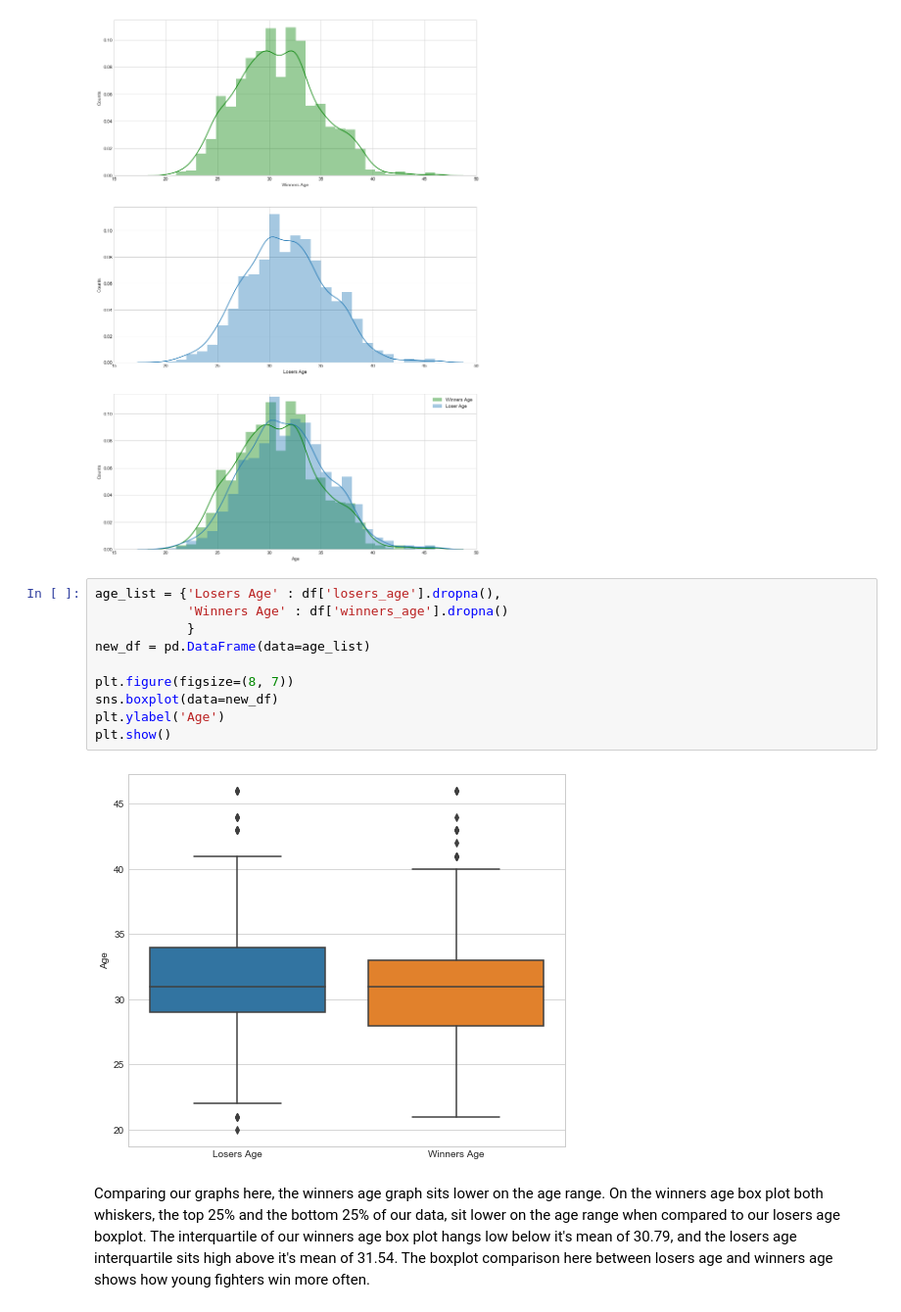
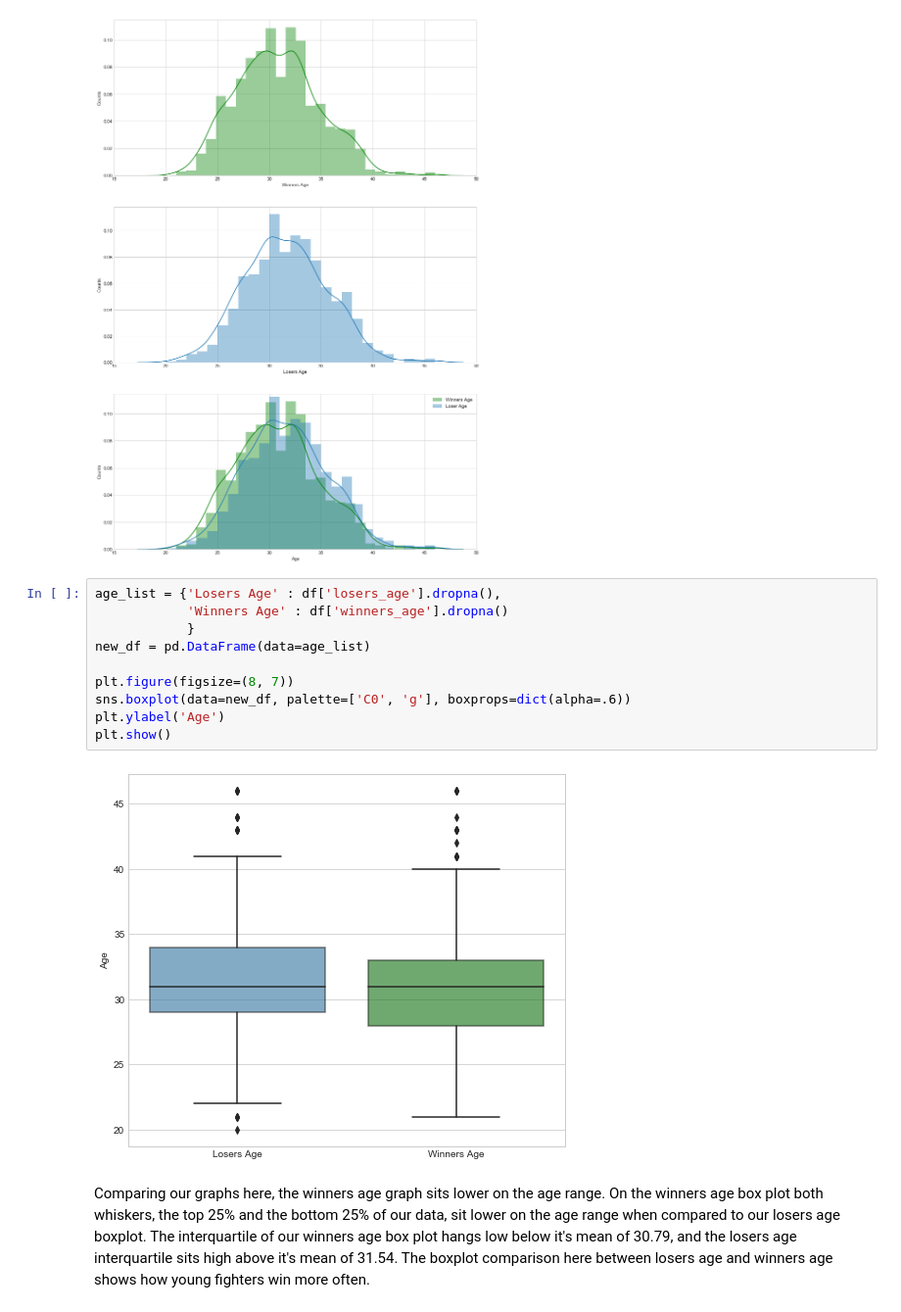
Before and after one commit to Audio88/Narrative-Analytics-and-Experimentation, a Jupyter notebook: Research_Proposal_Capstone.ipynb, the cells around one changed output. Shown at 98% size. Saved outputs shown, nothing was run; the diff lists cells and outputs as text.

```diff
--- a/Research_Proposal_Capstone.ipynb
+++ b/Research_Proposal_Capstone.ipynb
@@ -81,15 +81,15 @@ plt.show()
 # %%
 age_list = {'Losers Age' : df['losers_age'].dropna(),
             'Winners Age' : df['winners_age'].dropna()
             }
 new_df = pd.DataFrame(data=age_list)
 
 plt.figure(figsize=(8, 7))
-sns.boxplot(data=new_df)
+sns.boxplot(data=new_df, palette=['C0', 'g'], boxprops=dict(alpha=.6))
 plt.ylabel('Age')
 plt.show()
 # %% [output]
-[figure, old version]
+[figure, new version]
 # %% [markdown]
 Comparing our graphs here, the winners age graph sits lower on the age range. On the winners age box plot both whiskers, the top 25% and the bottom 25% of our data, sit lower on the age range when compared to our losers age boxplot. The interquartile of our winners age box plot hangs low below it's mean of 30.79, and the losers age interquartile sits high above it's mean of 31.54. The boxplot comparison here between losers age and winners age shows how young fighters win more often.
 # %%
```
Also changed, not shown: parts of 1 cell of this notebook.
